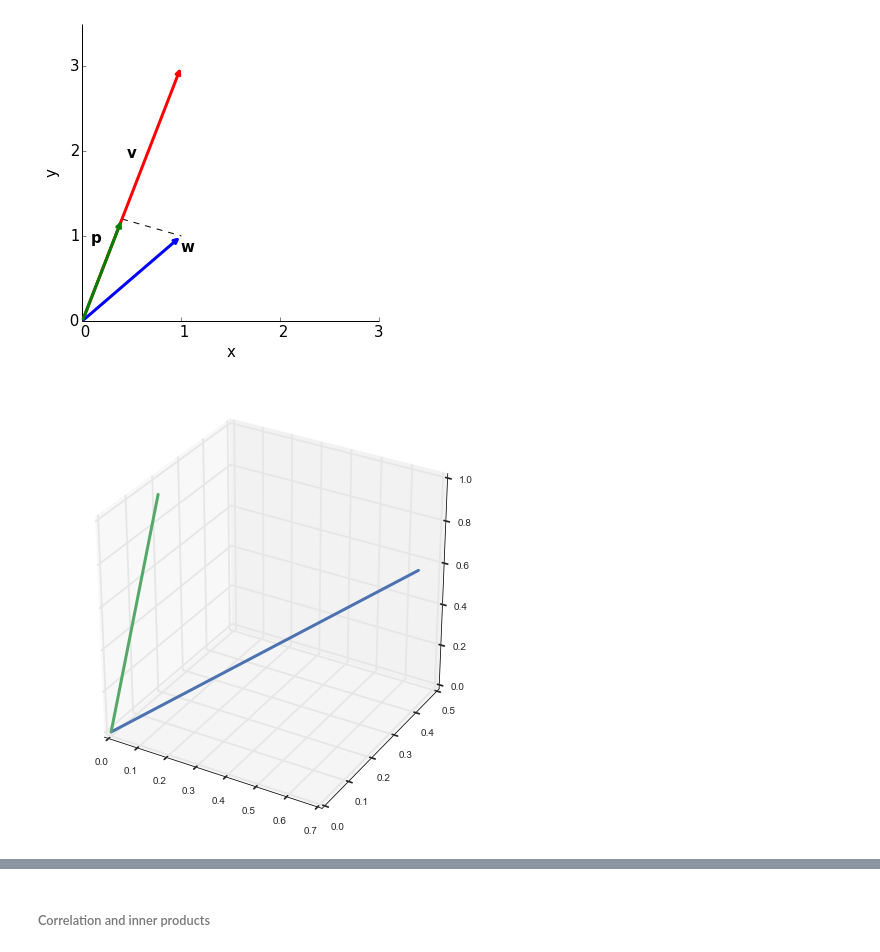
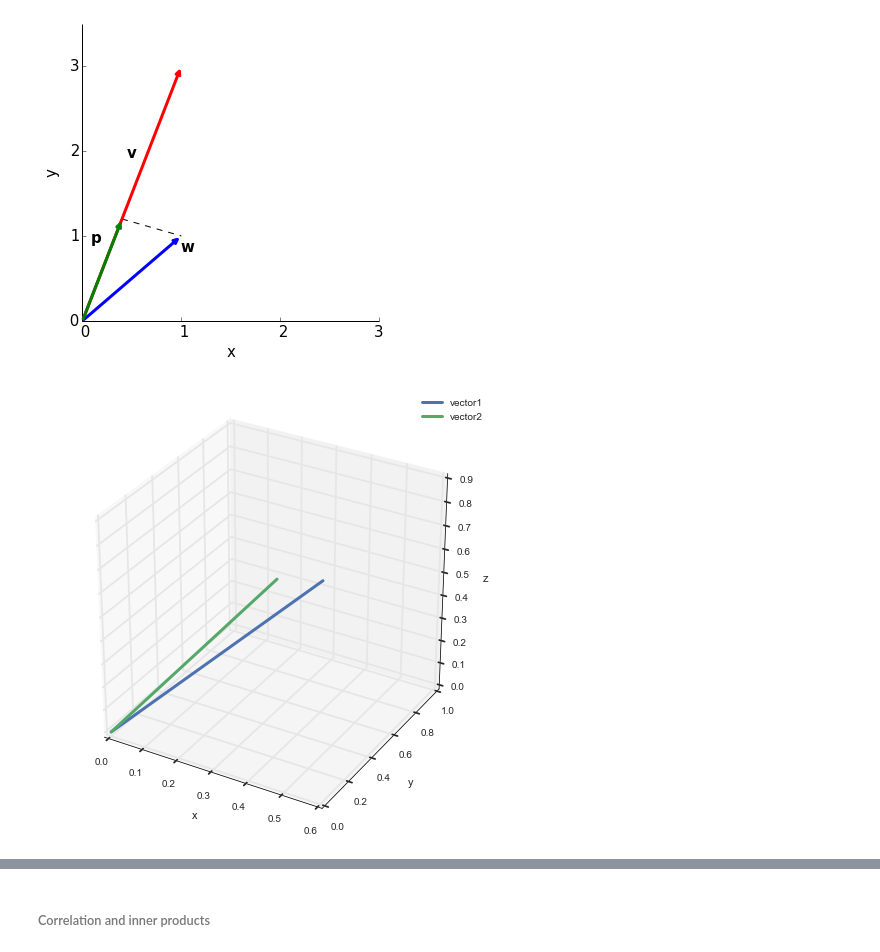
Before and after one commit to Crisly/MathcourseBCN, a Jupyter notebook: math BCN.ipynb, the cells around one changed output, grey strips where cells are left out. Cells and saved outputs as stored; diff of their text form; code cells hidden in the pictures.

```diff
--- a/math BCN.ipynb
+++ b/math BCN.ipynb
@@ -256,34 +256,33 @@ figure1.savefig(os.path.join(resdir,'figure4b.png'))
 [ 0.4  1.2]
 [figure]
 # %%
+#[source: http://nbviewer.ipython.org/github/mwaskom/Psych216/blob/master/vector_dot.ipynb]
 import seaborn
 seaborn.set()
 colors = seaborn.color_palette()
 #import utils
 from mpl_toolkits.mplot3d import Axes3D
 # First create two random vectors in 3 dimensional space
 v1 = rand(3, 1)
 v2 = rand(3, 1)
 
 # And scale them to unit length
 v1 = v1 / norm(v1)
 v2 = v2 / norm(v2)
 
-#print v1[1]
 # Plot the vectors
 o = zeros(3) # origin
 # We'll use the object oriented plotting interface
 f = figure(figsize=(8, 8))
 ax = f.add_subplot(111, projection="3d", axisbg="white")
 ax.plot(*[[o[i], v1[i]] for i in range(3)], linewidth=3, label="vector1")
 ax.plot(*[[o[i], v2[i]] for i in range(3)], linewidth=3, label="vector2")
-#ax.plot(*[[v1[i], v3[i]] for i in range(3)], linewidth=3, label="vector3")
 
-#for axisl in ["x", "y", "z"]:
-#    getattr(ax, "set_%slabel" % axisl)(axisl)  # Here's a fun trick
-#legend();
+for axisl in ["x", "y", "z"]:
+    getattr(ax, "set_%slabel" % axisl)(axisl)  # Here's a fun trick
+legend();
 # %% [output]
-[figure, old version]
+[figure, new version]
 # %%
 f = figure(figsize=(8, 8))
 ax = f.add_subplot(111, projection="3d", axisbg="white")
```
Also changed, not shown: parts of 19 cells of this notebook.
